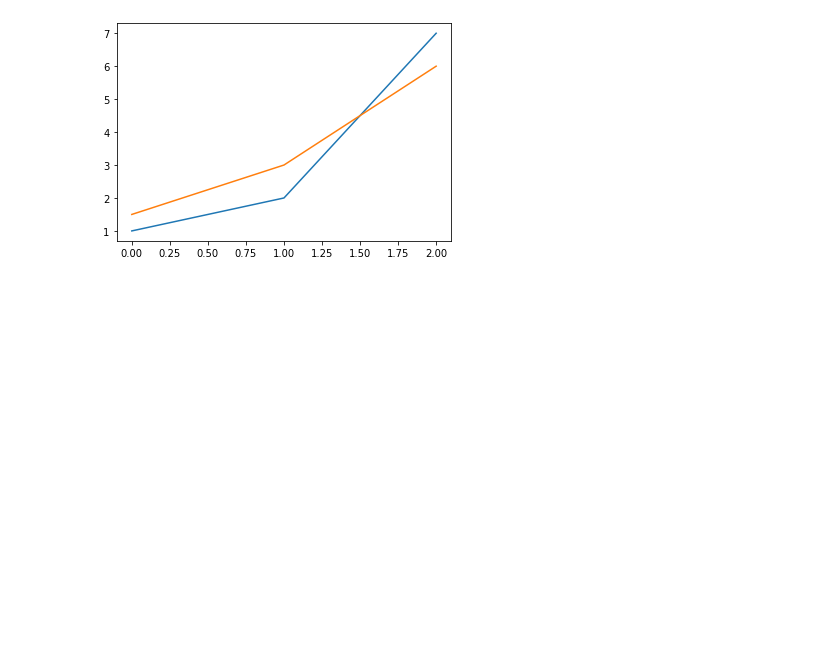
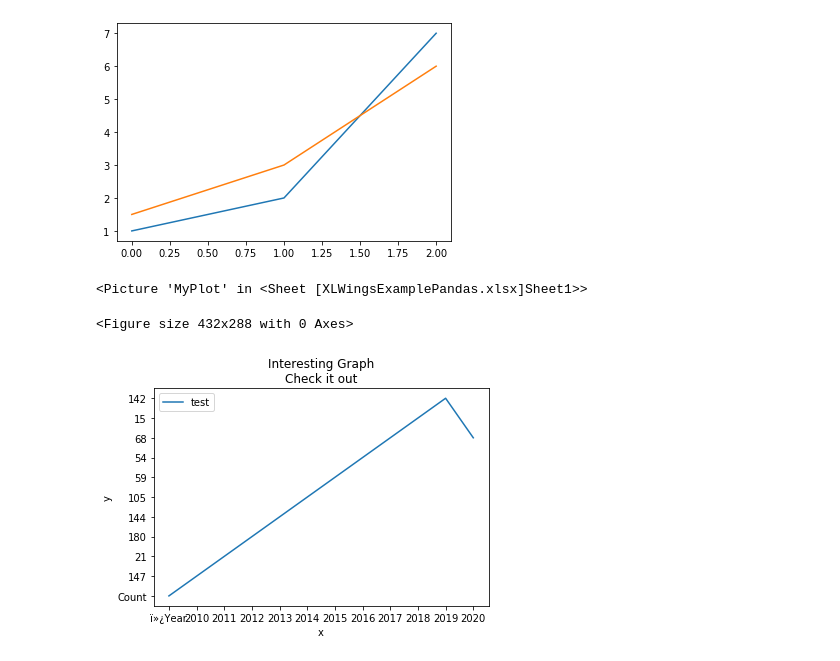
Before and after one commit to jpkeeton/DataAnalysis2020, a Jupyter notebook: Excel_Experiments_xlwings.ipynb, the cells around one changed output. Cells and saved outputs as stored; diff of their text form; code cells hidden in the pictures; blank space fills up the shorter version.

Commit message:
adding Pandas
bit closer

```diff
--- a/Excel_Experiments_xlwings.ipynb
+++ b/Excel_Experiments_xlwings.ipynb
@@ -339,13 +339,50 @@ sheetPlot.pictures.add(fig, name='MyPlot', update=True)
 # %%
 # now I'll try to use a csv and Pandas
 # file path for test file - C:\Users\jpkee\Desktop\PythonProjects\DataAnalysis\xlwingsStudies\firstPythonXL\basicTest.csv
+# newer test file:
+#     C:\Users\jpkee\Desktop\PythonProjects\DataAnalysis\TestFile.csv
 
-wbX = xw.Book()
-wbX.save('XLWingsExample.xlsx')
+#pandas and matplotlib bits
+from pandas import read_csv
+from matplotlib import pyplot
 
+wbXP = xw.Book()
+wbXP.save('XLWingsExamplePandas.xlsx')
+
+# commenting this out
+# fig = plt.figure()
+# plt.plot([1, 2, 7])
+# plt.plot([1.5, 3, 6])
+
+series = read_csv('C:\\Users\\jpkee\\Desktop\\PythonProjects\\DataAnalysis\\TestFile.csv', header=0, index_col=0)
+# fig = series.plot()
 fig = plt.figure()
-plt.plot([1, 2, 7])
-plt.plot([1.5, 3, 6])
+# pyplot.show()
 
-sheetPlot = wbX.sheets['Sheet1']
+# NOT QUITE WORKING, loading a blank image
+
+sheetPlot = wbXP.sheets['Sheet1']
 sheetPlot.pictures.add(fig, name='MyPlot', update=True)
+# %% [output]
+<Picture 'MyPlot' in <Sheet [XLWingsExamplePandas.xlsx]Sheet1>>
+<Figure size 432x288 with 0 Axes>
+# %%
+import csv
+
+x = []
+y = []
+
+with open('C:\\Users\\jpkee\\Desktop\\PythonProjects\\DataAnalysis\\TestFile.csv','r') as csvfile:
+    plots = csv.reader(csvfile, delimiter=',')
+    for row in plots:
+        x.append(str(row[0]))
+        y.append(str(row[1]))
+
+plt.plot(x,y, label='test')
+plt.xlabel('x')
+plt.ylabel('y')
+plt.title('Interesting Graph\nCheck it out')
+plt.legend()
+plt.show()
+# %% [output]
+[figure, added]
```
Also changed, not shown: parts of 2 cells of this notebook, 3 other files.
